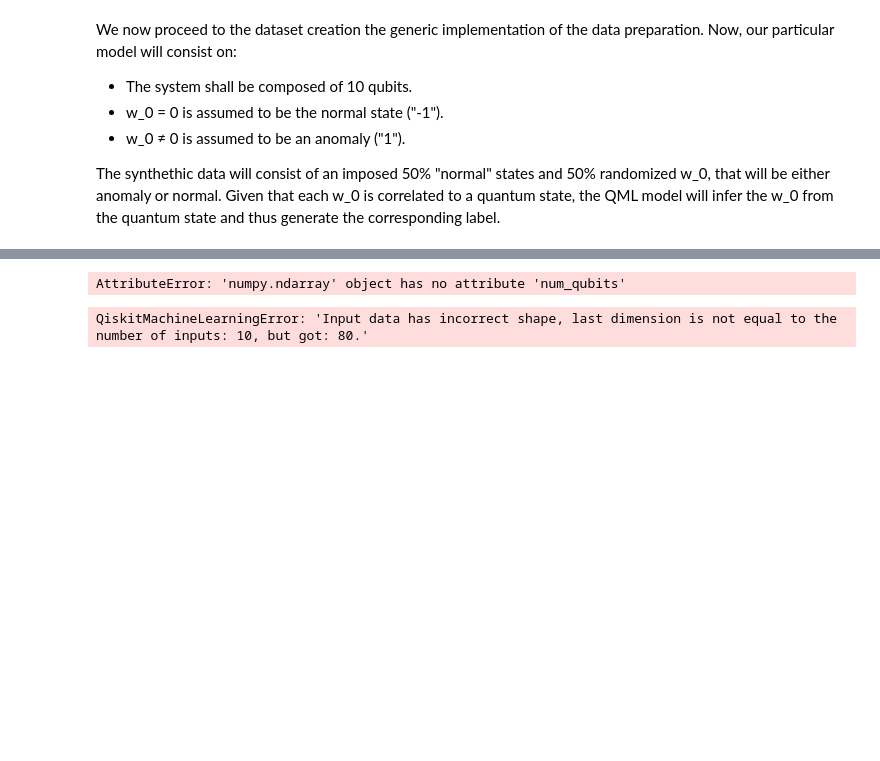
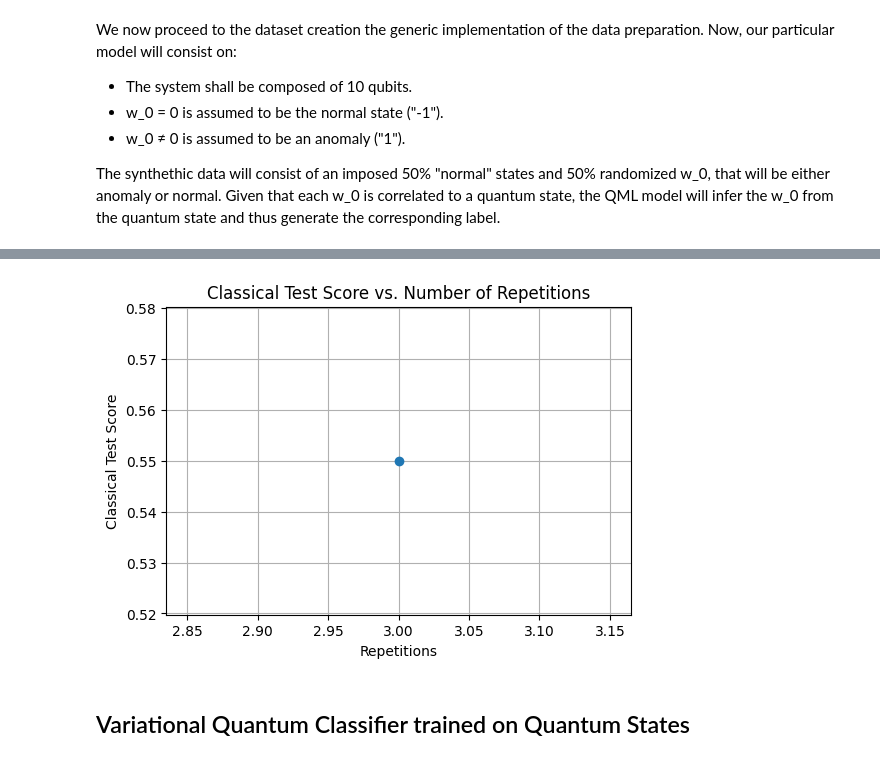
Before and after one commit to mateo-st/qsensing-qml, a Jupyter notebook: QML_module.ipynb, the cells around one changed output, grey strips where cells are left out. Saved outputs shown, nothing was run; the diff lists cells and outputs as text; code cells hidden in the pictures; blank space fills up the shorter version.

```diff
--- a/QML_module.ipynb
+++ b/QML_module.ipynb
@@ -162,31 +149,12 @@ ModuleNotFoundError: No module named 'qiskit_aqua'
 # %%
-# construct feature map, ansatz, and optimizer
-num_inputs = train.shape[0]
-feature_map = X_train
-ansatz = RealAmplitudes(qubits_in_system, reps=1)
+# Construct feature map, ansatz, and optimizer
+num_inputs = classical_train.shape[0]
+ansatz = RealAmplitudes(qubits_in_system, reps=3)
 
-# construct variational quantum classifier
-vqc = VQC(
+# Construct Variational Quantum Classifier
+classical_vqc = VQC(
     num_qubits = qubits_in_system,
-    feature_map = feature_map,
     ansatz = ansatz,
     loss = "cross_entropy",
-    optimizer = COBYLA(maxiter = 30),
+    optimizer = COBYLA(maxiter = 30)
 )
-# %% [output]
-AttributeError: 'numpy.ndarray' object has no attribute 'num_qubits'
-# %%
-# create empty array for callback to store evaluations of the objective function
-objective_func_vals = []
-plt.rcParams["figure.figsize"] = (12, 6)
-
-# fit classifier to data
-vqc.fit(X_train, Y_train)
-
-# return to default figsize
-plt.rcParams["figure.figsize"] = (6, 4)
-
-# score classifier
-vqc.score(X_test, Y_test)
-# %% [output]
-QiskitMachineLearningError: 'Input data has incorrect shape, last dimension is not equal to the number of inputs: 10, but got: 80.'
@@ -207,0 +161,40 @@ plt.show()
+# %%
+# Define a range of repetitions to experiment with
+reps_range = [3]
+
+# Empty list to store test scores for each value of reps
+classical_test_scores = []
+
+# Loop through each value of reps
+for reps in reps_range:
+    # Construct ansatz with current value of reps
+    ansatz = RealAmplitudes(qubits_in_system, reps = reps)
+
+    # Construct VQC with current ansatz
+    classical_vqc = VQC(
+        num_qubits = qubits_in_system,
+        ansatz = ansatz,
+        loss = "cross_entropy",
+        optimizer = COBYLA(maxiter = 30)
+    )
+
+    # Fit classifier to data
+    classical_vqc.fit(X_classical_train, Y_classical_train)
+
+    # Score classifier on test data
+    classical_test_score = classical_vqc.score(X_classical_test, Y_classical_test)
+
+    # Append test score to the list
+    classical_test_scores.append(classical_test_score)
+# %%
+# Plot test scores against repetitions
+plt.plot(reps_range, classical_test_scores, marker='o')
+plt.xlabel('Repetitions')
+plt.ylabel('Classical Test Score')
+plt.title('Classical Test Score vs. Number of Repetitions')
+plt.grid(True)
+plt.show()
+# %% [output]
+[figure, added]
+# %% [markdown]
+## Variational Quantum Classifier trained on Quantum States
```
Also changed, not shown: parts of 13 cells of this notebook.
